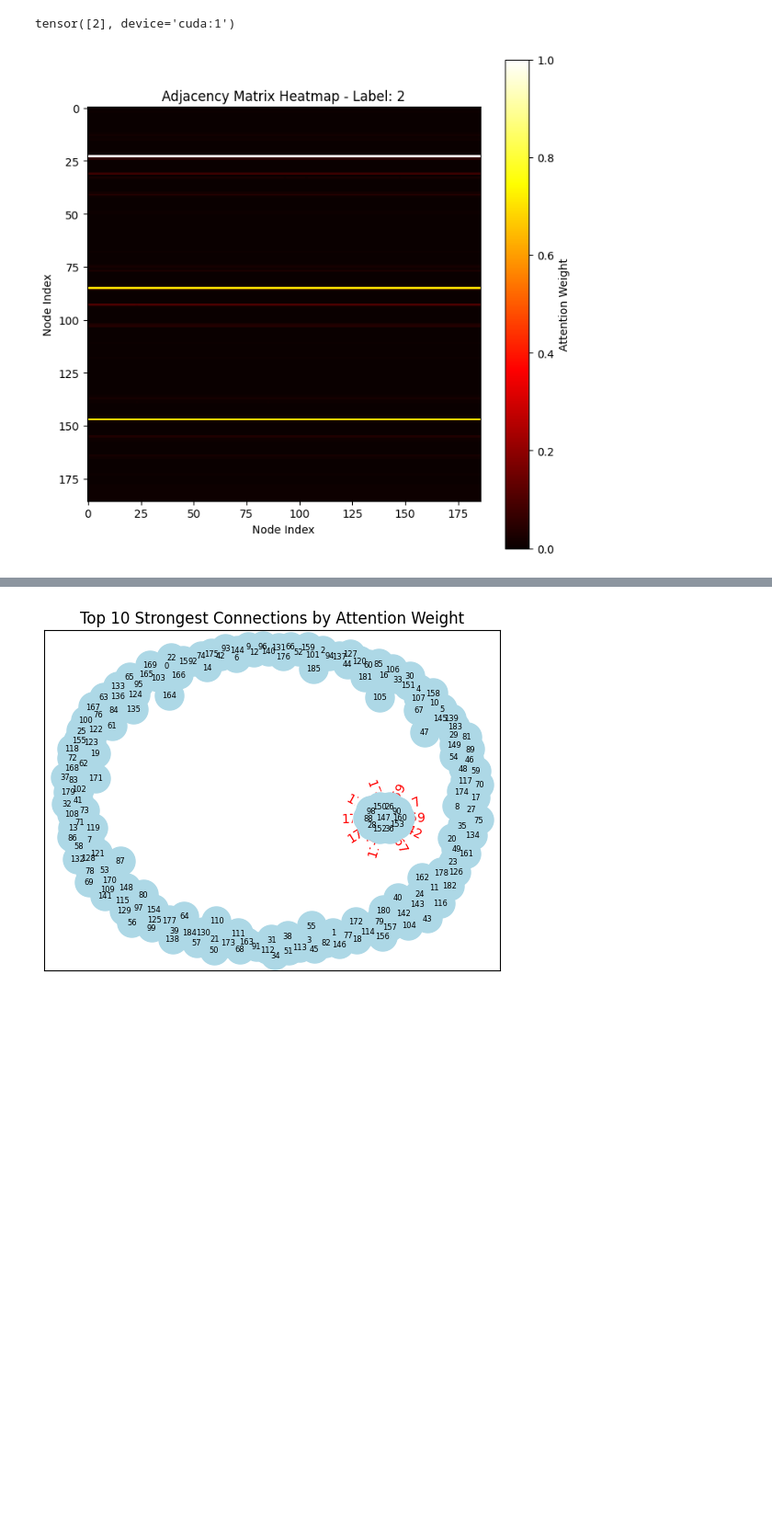
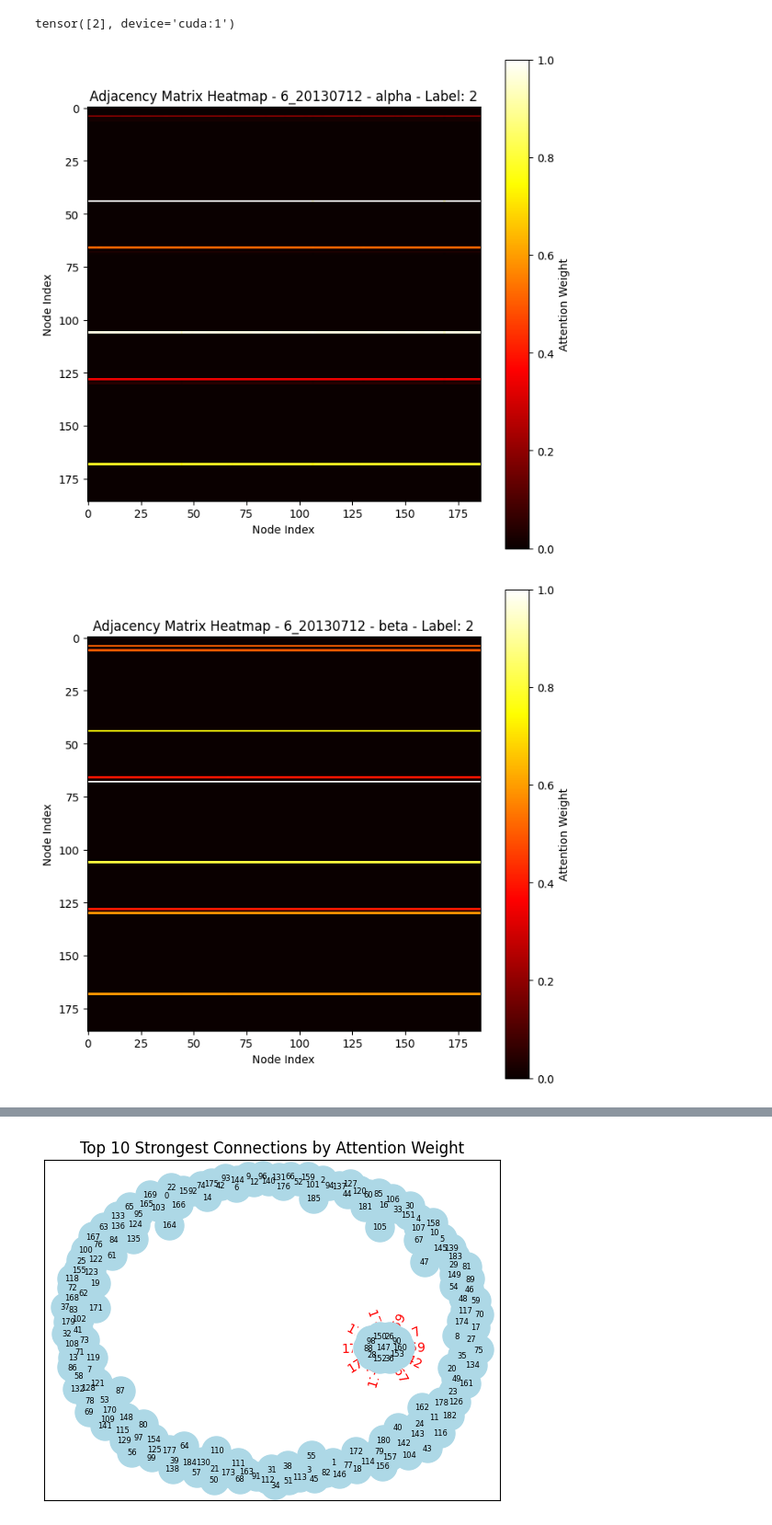
Before and after one commit to Anais-Y/restart, a Jupyter notebook: visualisation/figures.ipynb, the cells around one changed output, grey strips where cells are left out. Shown at 92% size. Drawn from its saved outputs; the diff is of its cells as text; code cells hidden in the pictures; blank space fills up the shorter version.

```diff
--- a/visualisation/figures.ipynb
+++ b/visualisation/figures.ipynb
@@ -72,46 +112,50 @@ import networkx as nx
 import matplotlib.pyplot as plt
 import numpy as np
 
-cnt = 0
-band = "gamma"
+
+bands = ["alpha", "beta", "theta", "gamma", "de"]
 selec_lab = 2
-person = '9_20140620'
-for n in range(225):
-# 加载注意力权重和 edge_index
-    attention_weights = torch.load(f'/data/Anaiis/garage/vis_data/{person}/attn_weight_l1{band}_{n}.pt')
-    edge_index = torch.load(f'/data/Anaiis/garage/vis_data/{person}/edge_index_l1{band}_{n}.pt')
-    label = torch.load(f'/data/Anaiis/garage/vis_data/{person}/labels_{n}.pt').item()
-    if label == selec_lab :
-        # 将 edge_index 和 attention_weights 转换为 NumPy 数组
-        if cnt == 0:
-            edge_index_np = edge_index.cpu().numpy()
-            attention_weights_np = attention_weights.cpu().numpy().squeeze()
-            cnt += 1
-        else:
-            attention_weights_np += attention_weights.cpu().numpy().squeeze()
+person = '6_20130712'
+for band in bands:
+    cnt = 0
+    edge_index_np = None
+    attention_weights_np = None
+    for n in range(225):
+    # 加载注意力权重和 edge_index
+        attention_weights = torch.load(f'/data/Anaiis/garage/vis_data/{person}/attn_weight_l1{band}_{n}.pt')
+        edge_index = torch.load(f'/data/Anaiis/garage/vis_data/{person}/edge_index_l1gamma_{n}.pt')
+        label = torch.load(f'/data/Anaiis/garage/vis_data/{person}/labels_{n}.pt').item()
+        if label == selec_lab :
+            # 将 edge_index 和 attention_weights 转换为 NumPy 数组
+            if cnt == 0:
+                edge_index_np = edge_index.cpu().numpy()
+                attention_weights_np = attention_weights.cpu().numpy().squeeze()
+                cnt += 1
+            else:
+                attention_weights_np += attention_weights.cpu().numpy().squeeze()
 
 
 
-num_nodes = edge_index_np.max() + 1  # 假设节点编号是从0开始的
+    num_nodes = edge_index_np.max() + 1  # 假设节点编号是从0开始的
 
-# 创建一个空的邻接矩阵
-adj_matrix = np.zeros((num_nodes, num_nodes))
+    # 创建一个空的邻接矩阵
+    adj_matrix = np.zeros((num_nodes, num_nodes))
 
-# 使用 edge_index 和 attention_weights 填充邻接矩阵
-for idx in range(edge_index_np.shape[1]):
-    i, j = edge_index_np[:, idx]
-    adj_matrix[i, j] = attention_weights_np[idx].mean()
-adj_matrix_normalized = (adj_matrix - adj_matrix.min()) / (adj_matrix.max() - adj_matrix.min())
+    # 使用 edge_index 和 attention_weights 填充邻接矩阵
+    for idx in range(edge_index_np.shape[1]):
+        i, j = edge_index_np[:, idx]
+        adj_matrix[i, j] = attention_weights_np[idx].mean()
+    adj_matrix_normalized = (adj_matrix - adj_matrix.min()) / (adj_matrix.max() - adj_matrix.min())
 
-# 绘制邻接矩阵的热力图
-plt.figure(figsize=(8, 8))
-plt.title(f"Adjacency Matrix Heatmap - Label: {selec_lab}")
-plt.imshow(adj_matrix_normalized, cmap='hot', interpolation='nearest')
-plt.colorbar(label='Attention Weight')
-plt.xlabel('Node Index')
-plt.ylabel('Node Index')
-plt.savefig(f'/data/Anaiis/garage/figs/seed_label{selec_lab}/{person}/avg_{band}_fig')
-plt.show()
+    # 绘制邻接矩阵的热力图
+    plt.figure(figsize=(8, 8))
+    plt.title(f"Adjacency Matrix Heatmap - {person} - {band} - Label: {selec_lab}")
+    plt.imshow(adj_matrix_normalized, cmap='hot', interpolation='nearest')
+    plt.colorbar(label='Attention Weight')
+    plt.xlabel('Node Index')
+    plt.ylabel('Node Index')
+    plt.savefig(f'/data/Anaiis/garage/figs/seed_label{selec_lab}/{person}/avg_{band}_fig')
+    plt.show()
     # 计算每个边的平均注意力权重（如果有多个头部）
     # attention_weights_np = attention_weights_np.mean(axis=1)
 
@@ -131,31 +175,32 @@ plt.show()
 
     # # 计算每个节点的总连接强度（即所有相连边的权重之和）
     # node_strength = {node: 0.0 for node in G.nodes()}
     # for (u, v, d) in G.edges(data=True):
     #     node_strength[u] += d['weight']
     #     node_strength[v] += d['weight']
 
     # # 固定节点位置
     # pos = nx.spring_layout(G, seed=42)  # 固定布局
 
     # # 将节点强度转换为颜色值（归一化到 [0, 1]）
     # node_colors = np.array(list(node_strength.values()))
     # node_colors_normalized = (node_colors - node_colors.min()) / (node_colors.max() - node_colors.min())
     # cmap = plt.cm.viridis
 
     # # 绘制图形
     # plt.figure(figsize=(10, 7))
     # nx.draw_networkx_nodes(G, pos, node_color=node_colors_normalized, node_size=500, cmap=cmap)
     # weights = [d['weight'] for (u, v, d) in G.edges(data=True)]
     # nx.draw_networkx_edges(G, pos, width=1, edge_color='grey', alpha=0.5)
     # nx.draw_networkx_labels(G, pos, font_size=12, font_color='black')
 
     # sm = plt.cm.ScalarMappable(cmap=cmap, norm=plt.Normalize(vmin=node_colors.min(), vmax=node_colors.max()))
     # sm.set_array([])
     # plt.colorbar(sm, label='Node Connection Strength')
 
     # plt.title('EEG Graph Visualization with Attention Weights')
     # # plt.show()
     # plt.savefig(f'/data/Anaiis/garage/figs/seed_label{label}/7_20131030/theta_fig_{n}')
 # %% [output]
-[figure, old version]
+[figure, new version]
+[figure, added]
```
Also changed, not shown: parts of 12 cells of this notebook, 41 other files.
